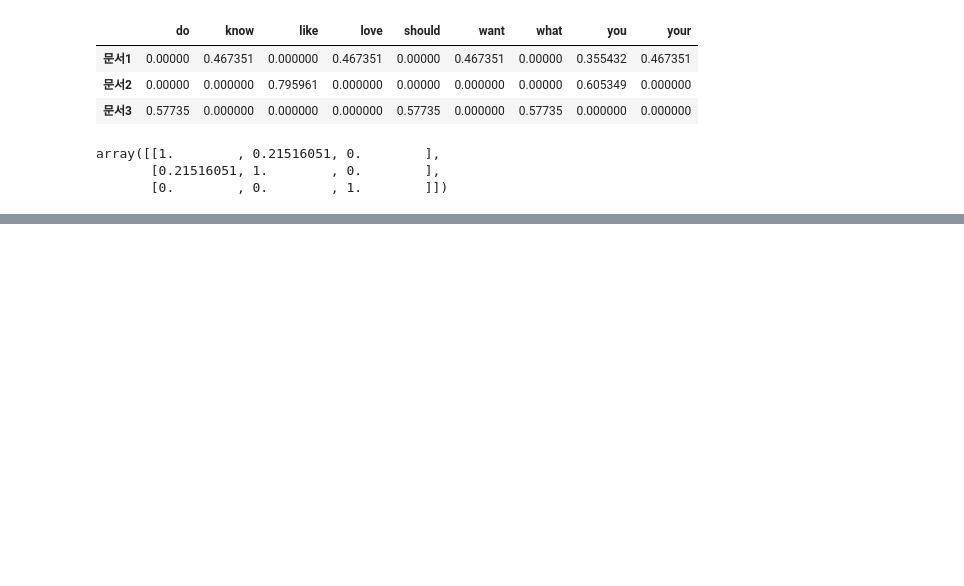
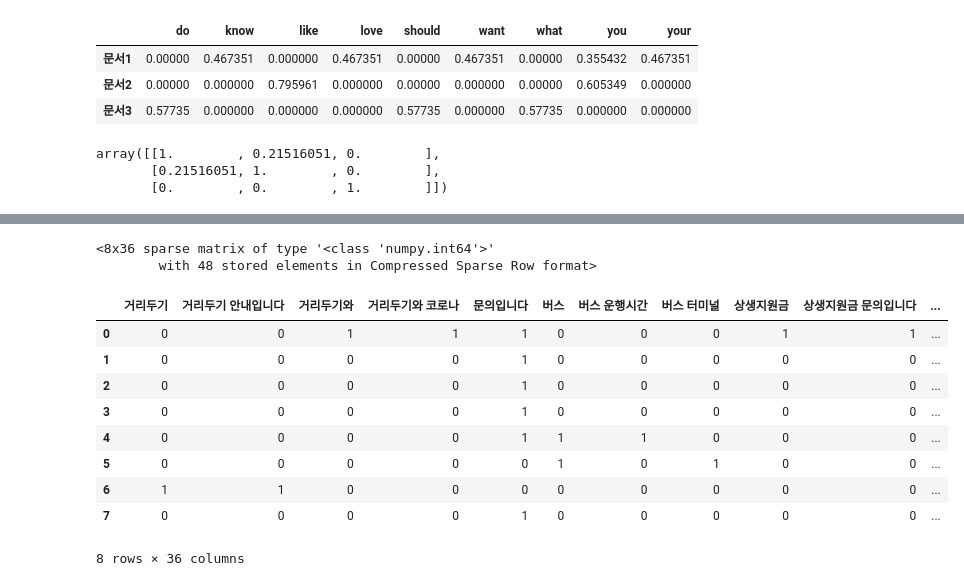
Before and after one commit to sds7629/muchine, a Jupyter notebook: learnmining.ipynb, the cells around one changed output, grey strips where cells are left out. Cells and saved outputs as stored; diff of their text form; code cells hidden in the pictures; blank space fills up the shorter version.

```diff
--- a/learnmining.ipynb
+++ b/learnmining.ipynb
@@ -56,0 +142,22 @@ array([[1.        , 0.21516051, 0.        ],
+# %%
+"""Ngram"""
+cvect = CountVectorizer(ngram_range=(1, 2))
+dtm = cvect.fit_transform(corpus)
+dtm
+# %% [output]
+<8x36 sparse matrix of type '<class 'numpy.int64'>'
+        with 48 stored elements in Compressed Sparse Row format>
+# %%
+df_dtm = pd.DataFrame(dtm.toarray(), columns=cvect.get_feature_names_out())
+df_dtm
+# %% [output]
+|  | 거리두기 | 거리두기 안내입니다 | 거리두기와 | 거리두기와 코로나 | 문의입니다 | 버스 | 버스 운행시간 | 버스 터미널 | 상생지원금 | 상생지원금 문의입니다 | ... |
+| 0 | 0 | 0 | 1 | 1 | 1 | 0 | 0 | 0 | 1 | 1 | ... |
+| 1 | 0 | 0 | 0 | 0 | 1 | 0 | 0 | 0 | 0 | 0 | ... |
+| 2 | 0 | 0 | 0 | 0 | 1 | 0 | 0 | 0 | 0 | 0 | ... |
+| 3 | 0 | 0 | 0 | 0 | 1 | 0 | 0 | 0 | 0 | 0 | ... |
+| 4 | 0 | 0 | 0 | 0 | 1 | 1 | 1 | 0 | 0 | 0 | ... |
+| 5 | 0 | 0 | 0 | 0 | 0 | 1 | 0 | 1 | 0 | 0 | ... |
+| 6 | 1 | 1 | 0 | 0 | 0 | 0 | 0 | 0 | 0 | 0 | ... |
+| 7 | 0 | 0 | 0 | 0 | 1 | 0 | 0 | 0 | 0 | 0 | ... |
+8 rows × 36 columns
```
Also changed, not shown: parts of 13 cells of this notebook, 4 other files.
